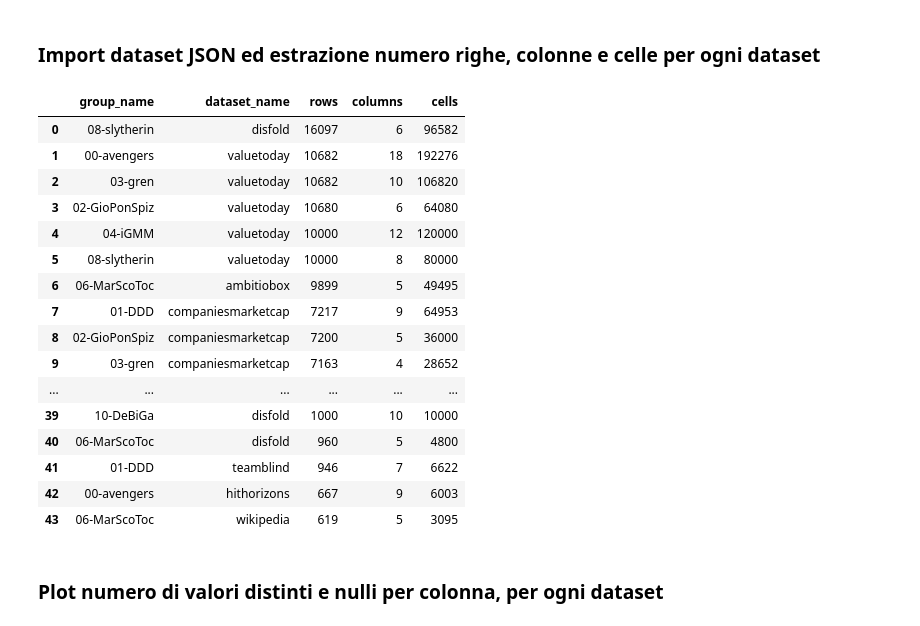
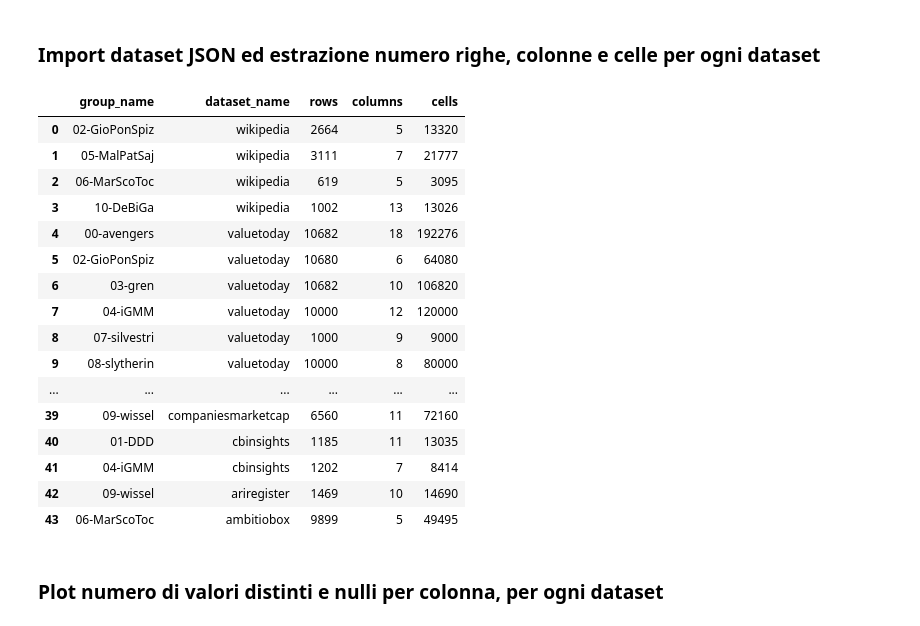
Before and after one commit to Data-Integration-Lilla-team/hw-8-Data_integration, a Jupyter notebook: Project/Exploration/DatasetsStructure/DatasetsStructure.ipynb, the cells around one changed output. Saved outputs shown, nothing was run; the diff lists cells and outputs as text; code cells hidden in the pictures.

```diff
--- a/Project/Exploration/DatasetsStructure/DatasetsStructure.ipynb
+++ b/Project/Exploration/DatasetsStructure/DatasetsStructure.ipynb
@@ -67,26 +67,26 @@ def get_info_order_by(list_of_info, c, reverse=False):
     df = pd.DataFrame(sorted_list, columns=["group_name", "dataset_name", "rows", "columns", "cells"])
     return df
 # %%
-df_info = get_info_order_by(info_datasets, 2, True)
+df_info = get_info_order_by(info_datasets, 1, True)
 display(df_info)
 # %% [output]
 |  | group_name | dataset_name | rows | columns | cells |
-| 0 | 08-slytherin | disfold | 16097 | 6 | 96582 |
-| 1 | 00-avengers | valuetoday | 10682 | 18 | 192276 |
-| 2 | 03-gren | valuetoday | 10682 | 10 | 106820 |
-| 3 | 02-GioPonSpiz | valuetoday | 10680 | 6 | 64080 |
-| 4 | 04-iGMM | valuetoday | 10000 | 12 | 120000 |
-| 5 | 08-slytherin | valuetoday | 10000 | 8 | 80000 |
-| 6 | 06-MarScoToc | ambitiobox | 9899 | 5 | 49495 |
-| 7 | 01-DDD | companiesmarketcap | 7217 | 9 | 64953 |
-| 8 | 02-GioPonSpiz | companiesmarketcap | 7200 | 5 | 36000 |
-| 9 | 03-gren | companiesmarketcap | 7163 | 4 | 28652 |
+| 0 | 02-GioPonSpiz | wikipedia | 2664 | 5 | 13320 |
+| 1 | 05-MalPatSaj | wikipedia | 3111 | 7 | 21777 |
+| 2 | 06-MarScoToc | wikipedia | 619 | 5 | 3095 |
+| 3 | 10-DeBiGa | wikipedia | 1002 | 13 | 13026 |
+| 4 | 00-avengers | valuetoday | 10682 | 18 | 192276 |
+| 5 | 02-GioPonSpiz | valuetoday | 10680 | 6 | 64080 |
+| 6 | 03-gren | valuetoday | 10682 | 10 | 106820 |
+| 7 | 04-iGMM | valuetoday | 10000 | 12 | 120000 |
+| 8 | 07-silvestri | valuetoday | 1000 | 9 | 9000 |
+| 9 | 08-slytherin | valuetoday | 10000 | 8 | 80000 |
 | ... | ... | ... | ... | ... | ... |
-| 39 | 10-DeBiGa | disfold | 1000 | 10 | 10000 |
-| 40 | 06-MarScoToc | disfold | 960 | 5 | 4800 |
-| 41 | 01-DDD | teamblind | 946 | 7 | 6622 |
-| 42 | 00-avengers | hithorizons | 667 | 9 | 6003 |
-| 43 | 06-MarScoToc | wikipedia | 619 | 5 | 3095 |
+| 39 | 09-wissel | companiesmarketcap | 6560 | 11 | 72160 |
+| 40 | 01-DDD | cbinsights | 1185 | 11 | 13035 |
+| 41 | 04-iGMM | cbinsights | 1202 | 7 | 8414 |
+| 42 | 09-wissel | ariregister | 1469 | 10 | 14690 |
+| 43 | 06-MarScoToc | ambitiobox | 9899 | 5 | 49495 |
 # %% [markdown]
 ### Plot numero di valori distinti e nulli per colonna, per ogni dataset
 # %%
```
Also changed, not shown: 14 other files.
